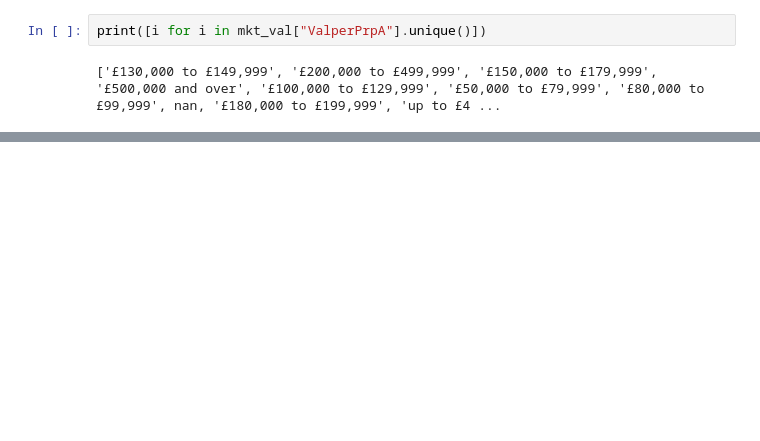
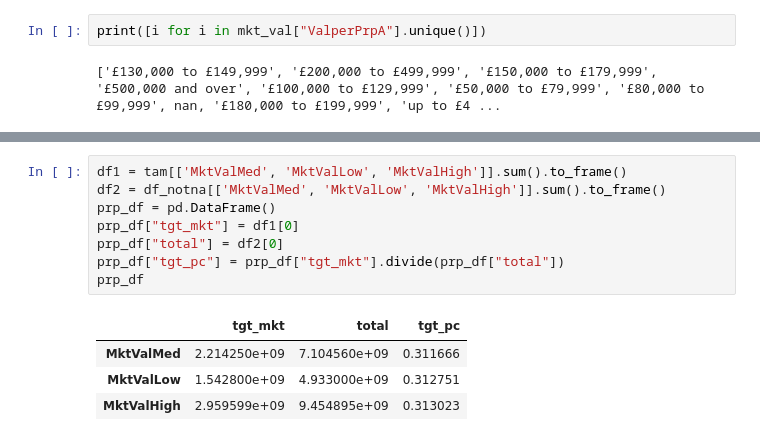
Before and after one commit to sam-hatley/landlord-data, a Jupyter notebook: exploration.ipynb, the cells around one changed output, grey strips where cells are left out. Saved outputs shown, nothing was run; the diff lists cells and outputs as text; blank space fills up the shorter version.

```diff
--- a/exploration.ipynb
+++ b/exploration.ipynb
@@ -563,0 +621,13 @@ prp_df
+# %%
+df1 = tam[['MktValMed', 'MktValLow', 'MktValHigh']].sum().to_frame()
+df2 = df_notna[['MktValMed', 'MktValLow', 'MktValHigh']].sum().to_frame()
+prp_df = pd.DataFrame()
+prp_df["tgt_mkt"] = df1[0]
+prp_df["total"] = df2[0]
+prp_df["tgt_pc"] = prp_df["tgt_mkt"].divide(prp_df["total"])
+prp_df
+# %% [output]
+|  | tgt_mkt | total | tgt_pc |
+| MktValMed | 2.214250e+09 | 7.104560e+09 | 0.311666 |
+| MktValLow | 1.542800e+09 | 4.933000e+09 | 0.312751 |
+| MktValHigh | 2.959599e+09 | 9.454895e+09 | 0.313023 |
```
Also changed, not shown: parts of 9 cells of this notebook.
